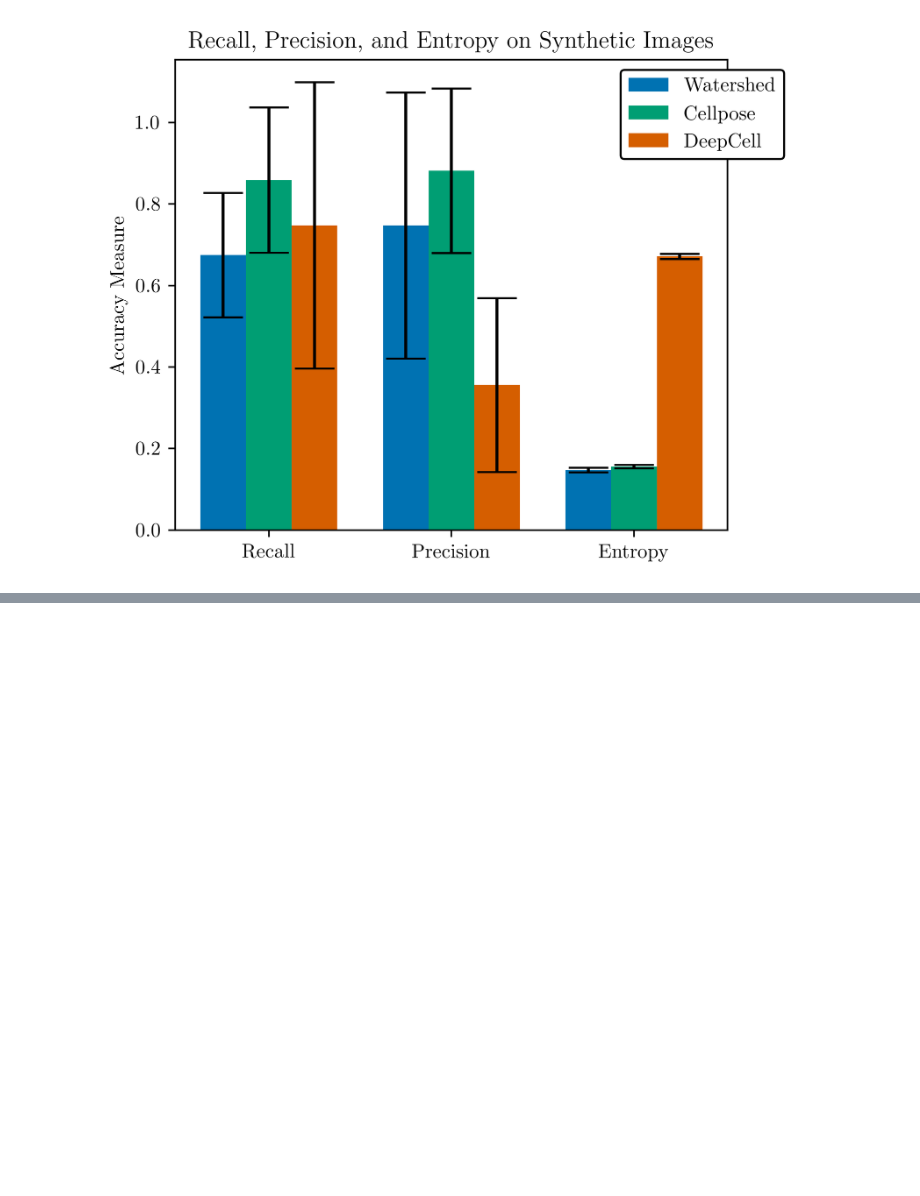
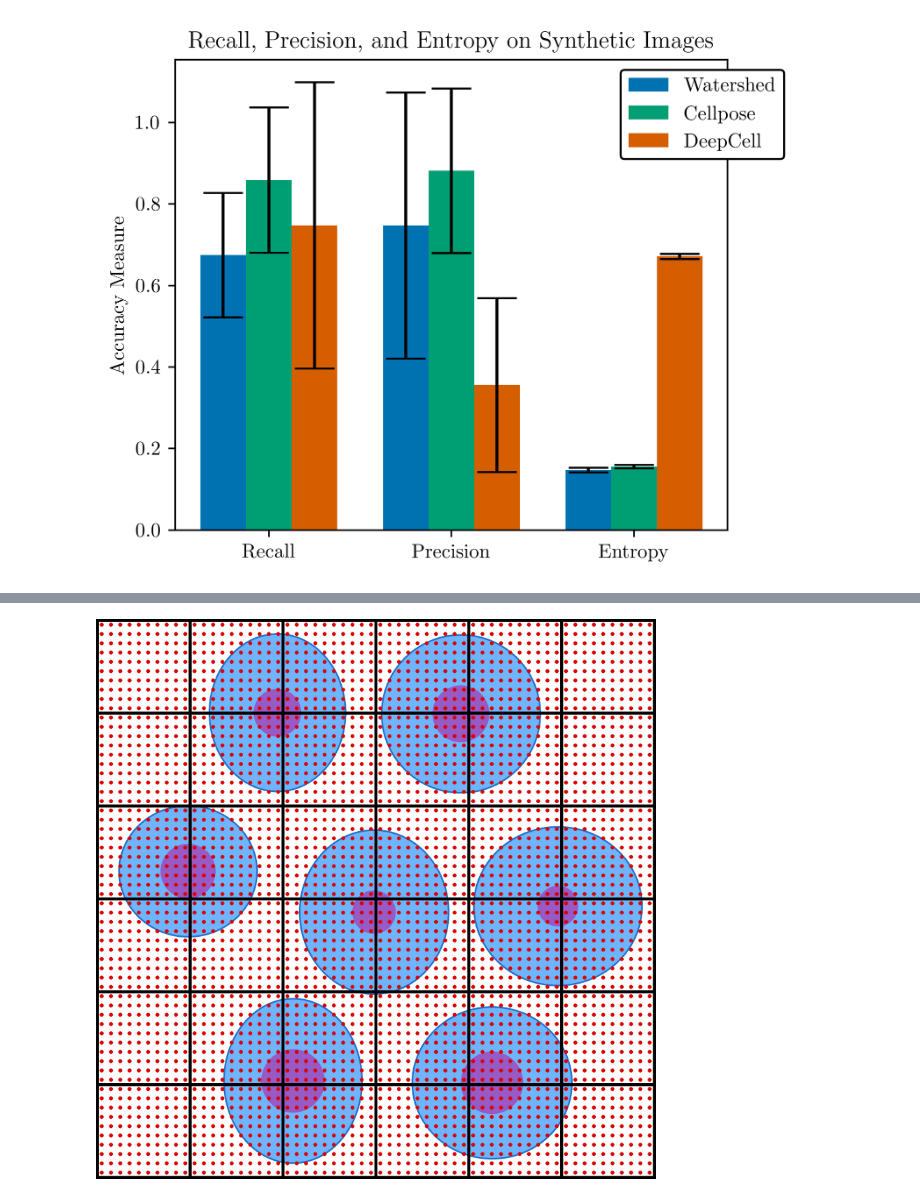
Before and after one commit to harrymueller/NucleiSegmentation, a Jupyter notebook: analysis/oz_sc_conf/Plotting.ipynb, the cells around one changed output, grey strips where cells are left out. Saved outputs shown, nothing was run; the diff lists cells and outputs as text; code cells hidden in the pictures; blank space fills up the shorter version.

```diff
--- a/analysis/oz_sc_conf/Plotting.ipynb
+++ b/analysis/oz_sc_conf/Plotting.ipynb
@@ -106,0 +213,25 @@ plt.show()
+# %%
+def draw_spots(image, draw, dist: int, filter = False, diam = 1):
+    for i in range(int(dist/2)+4, image.size[0], dist):
+        for j in range(int(dist/2)+4, image.size[1], dist):
+            color_b = image.getpixel((i,j))[:3] != (255,255,255) and image.getpixel((i,j))[:3] != (14,66,123)
+            if not filter or color_b:
+                draw.ellipse((i-diam//2, j-diam//2, i+math.ceil(diam/2), j+math.ceil(diam/2)), fill = '#DD0000', outline ='#D20000')
+
+    return image, draw
+# %%
+def draw_grids(im, draw, dist: int, width: int):
+    for i in range(0, im.size[0], dist):
+        for j in range(0, im.size[0], dist):
+            for k in range(width):
+                draw.rectangle((i+k, j+k, i+dist-1+k, j+dist-1+k), fill = None, outline ='#000000')
+
+    return im,draw
+# %%
+im, draw = draw_im(pos, sizes, SIZE, nuclei_sizes)
+im, draw = draw_spots(im, draw, 20*2, diam = 8*2)
+im, draw = draw_grids(im, draw, 200*2, 6*2)
+im.save("02_binned.png")
+im
+# %% [output]
+[figure, added]
```
Also changed, not shown: parts of 16 cells of this notebook, 11 other files.
